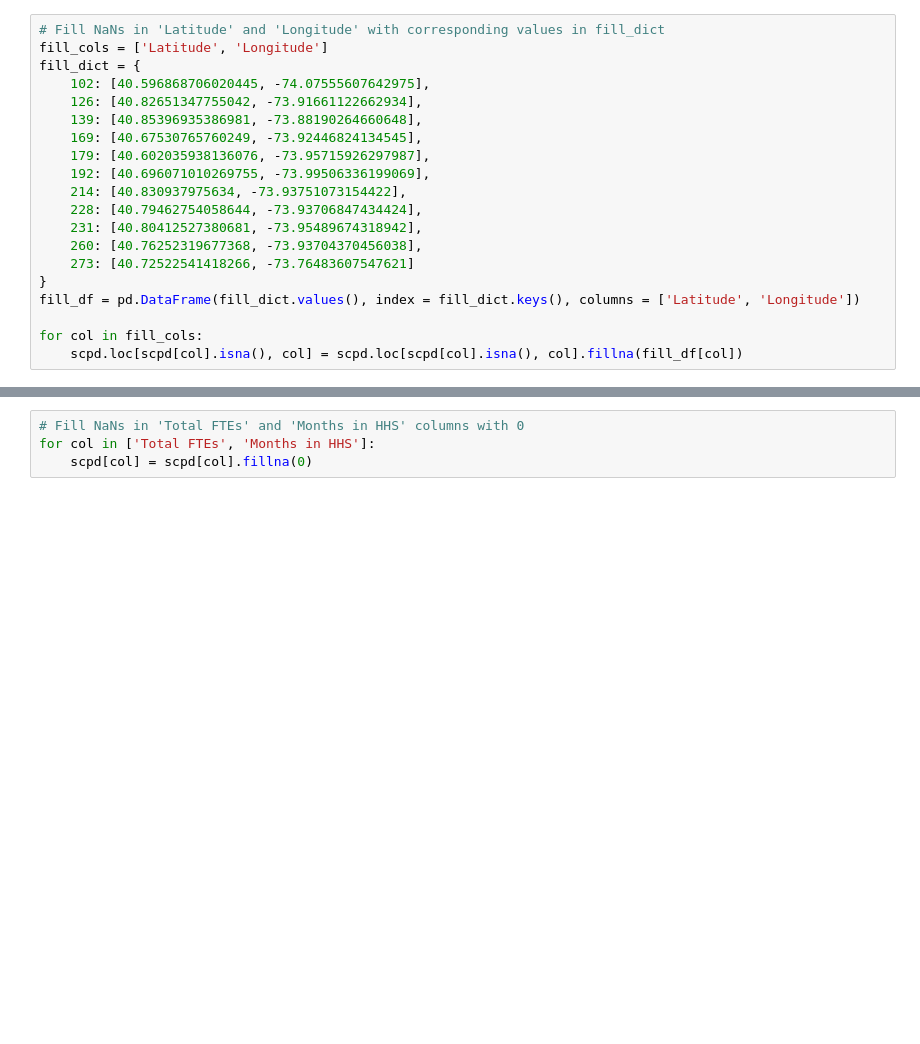
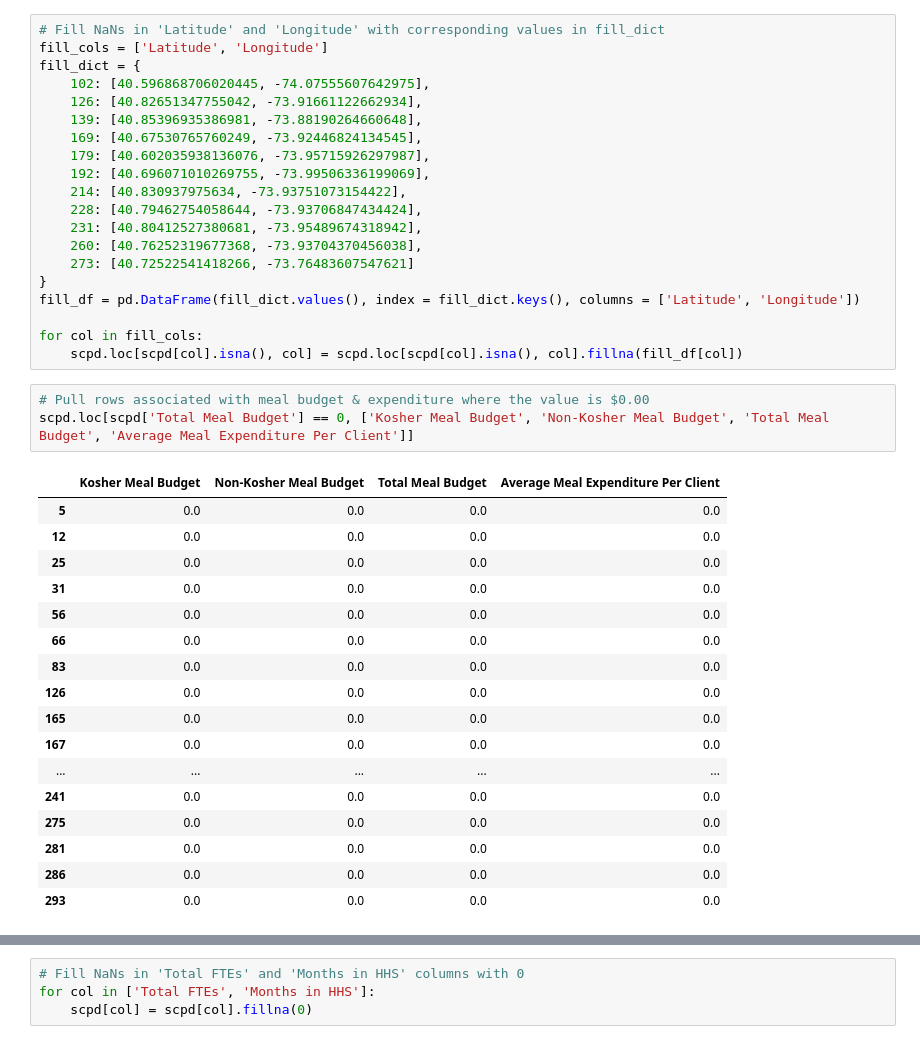
Before and after one commit to valeriemagalong/NYC-Aging, a Jupyter notebook: data_cleaning.ipynb, the cells around one changed output, grey strips where cells are left out. Drawn from its saved outputs; the diff is of its cells as text; blank space fills up the shorter version.

```diff
--- a/data_cleaning.ipynb
+++ b/data_cleaning.ipynb
@@ -190,3 +191,24 @@ fill_df = pd.DataFrame(fill_dict.values(), index = fill_dict.keys(), columns = [
 
 for col in fill_cols:
     scpd.loc[scpd[col].isna(), col] = scpd.loc[scpd[col].isna(), col].fillna(fill_df[col])
+# %%
+# Pull rows associated with meal budget & expenditure where the value is $0.00
+scpd.loc[scpd['Total Meal Budget'] == 0, ['Kosher Meal Budget', 'Non-Kosher Meal Budget', 'Total Meal Budget', 'Average Meal Expenditure Per Client']]
+# %% [output]
+|  | Kosher Meal Budget | Non-Kosher Meal Budget | Total Meal Budget | Average Meal Expenditure Per Client |
+| 5 | 0.0 | 0.0 | 0.0 | 0.0 |
+| 12 | 0.0 | 0.0 | 0.0 | 0.0 |
+| 25 | 0.0 | 0.0 | 0.0 | 0.0 |
+| 31 | 0.0 | 0.0 | 0.0 | 0.0 |
+| 56 | 0.0 | 0.0 | 0.0 | 0.0 |
+| 66 | 0.0 | 0.0 | 0.0 | 0.0 |
+| 83 | 0.0 | 0.0 | 0.0 | 0.0 |
+| 126 | 0.0 | 0.0 | 0.0 | 0.0 |
+| 165 | 0.0 | 0.0 | 0.0 | 0.0 |
+| 167 | 0.0 | 0.0 | 0.0 | 0.0 |
+| ... | ... | ... | ... | ... |
+| 241 | 0.0 | 0.0 | 0.0 | 0.0 |
+| 275 | 0.0 | 0.0 | 0.0 | 0.0 |
+| 281 | 0.0 | 0.0 | 0.0 | 0.0 |
+| 286 | 0.0 | 0.0 | 0.0 | 0.0 |
+| 293 | 0.0 | 0.0 | 0.0 | 0.0 |
```
Also changed, not shown: parts of 9 cells of this notebook.
